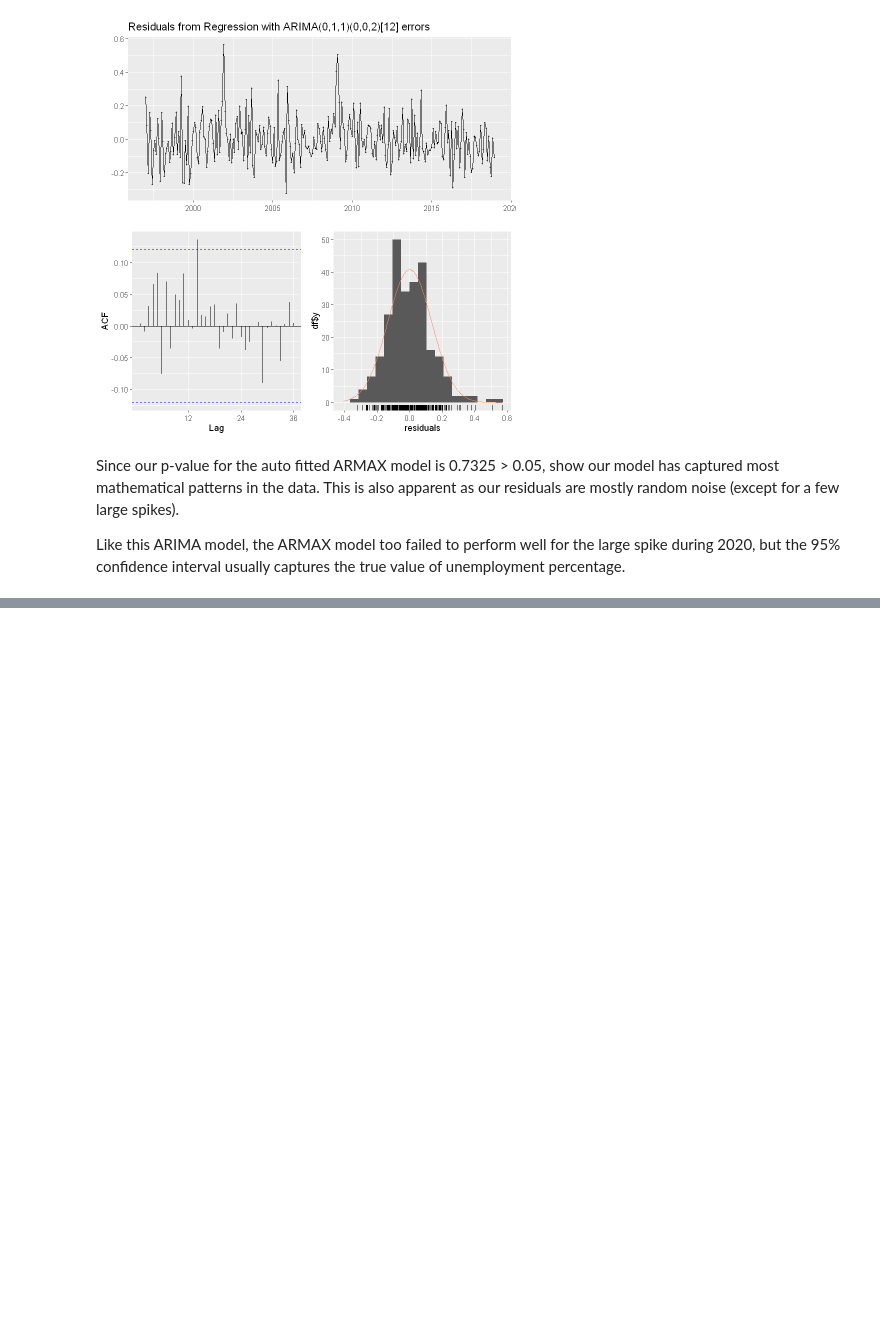
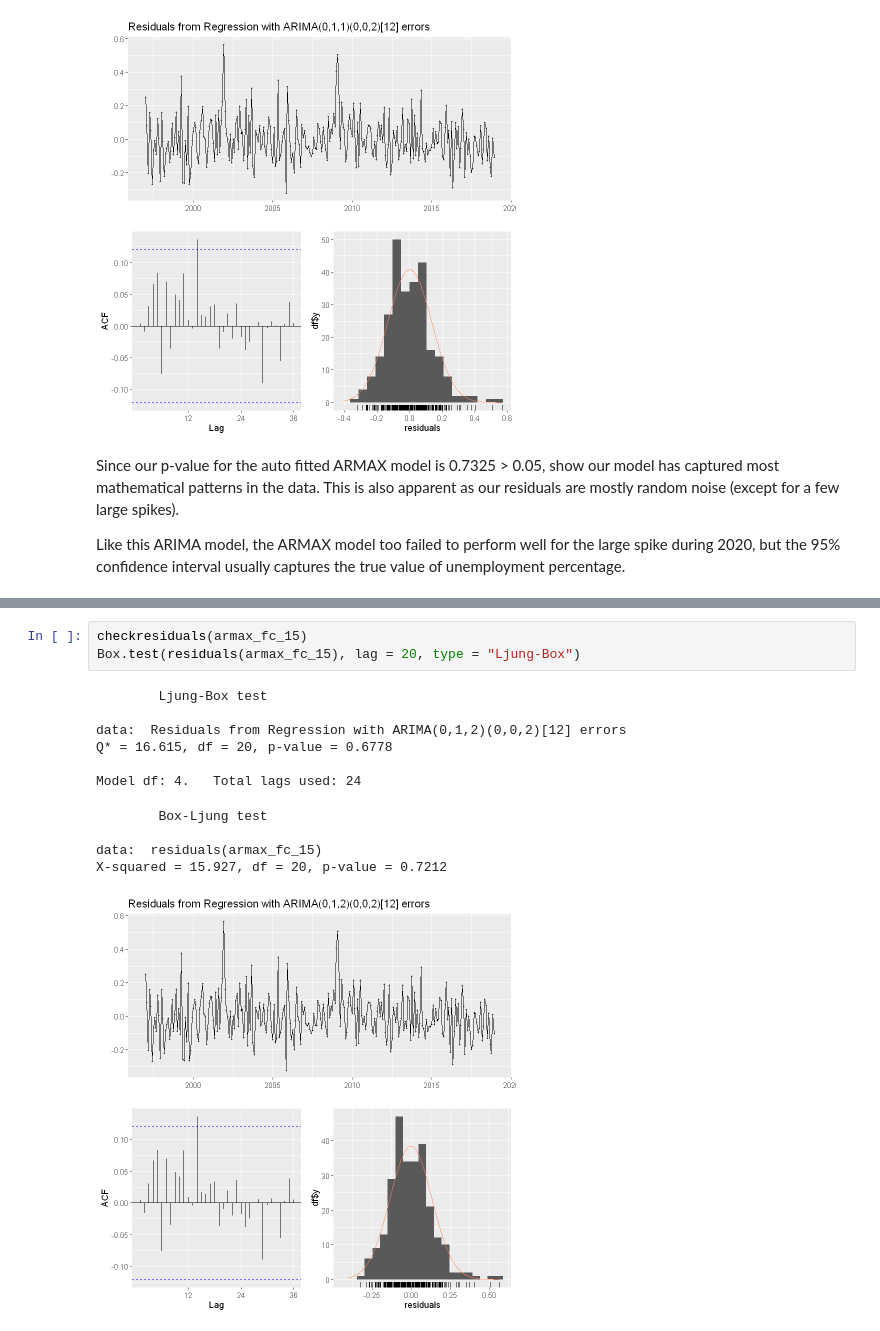
Before and after one commit to dhawal-rathore/Unemployment-Rate-Forecasting-STAT-443, a Jupyter notebook: modelling_armax.ipynb, the cells around one changed output, grey strips where cells are left out. Drawn from its saved outputs; the diff is of its cells as text; blank space fills up the shorter version.

Commit message:
Tested more models

```diff
--- a/modelling_armax.ipynb
+++ b/modelling_armax.ipynb
@@ -133,0 +233,15 @@ Like this ARIMA model, the ARMAX model too failed to perform well for the large
+# %%
+checkresiduals(armax_fc_15)
+Box.test(residuals(armax_fc_15), lag = 20, type = "Ljung-Box")
+# %% [output]
+        Ljung-Box test
+
+data:  Residuals from Regression with ARIMA(0,1,2)(0,0,2)[12] errors
+Q* = 16.615, df = 20, p-value = 0.6778
+
+Model df: 4.   Total lags used: 24
+        Box-Ljung test
+
+data:  residuals(armax_fc_15)
+X-squared = 15.927, df = 20, p-value = 0.7212
+[figure, added]
```
Also changed, not shown: parts of 5 cells of this notebook.
